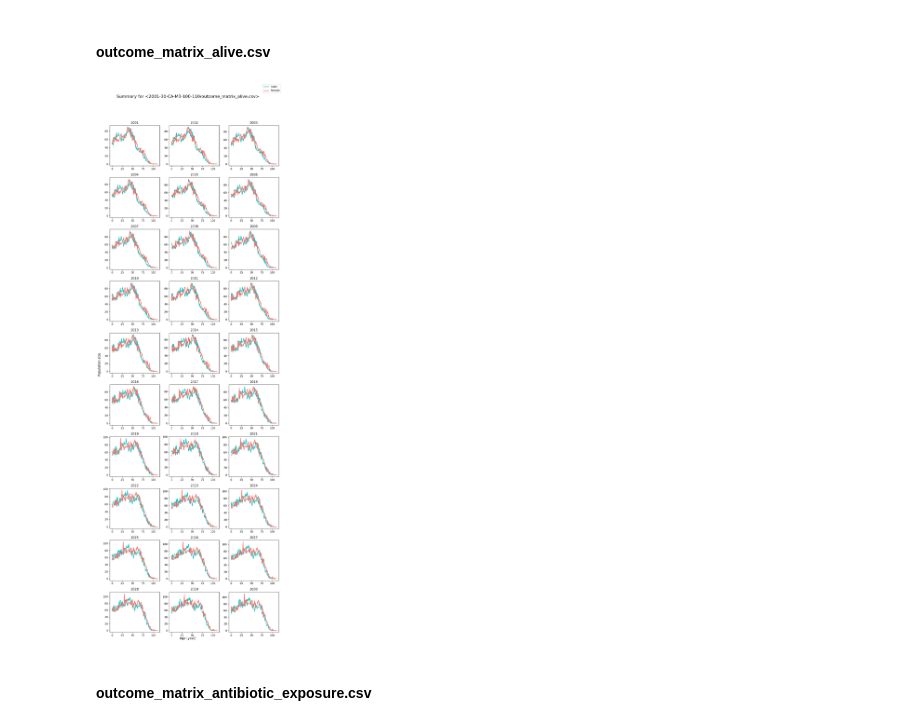
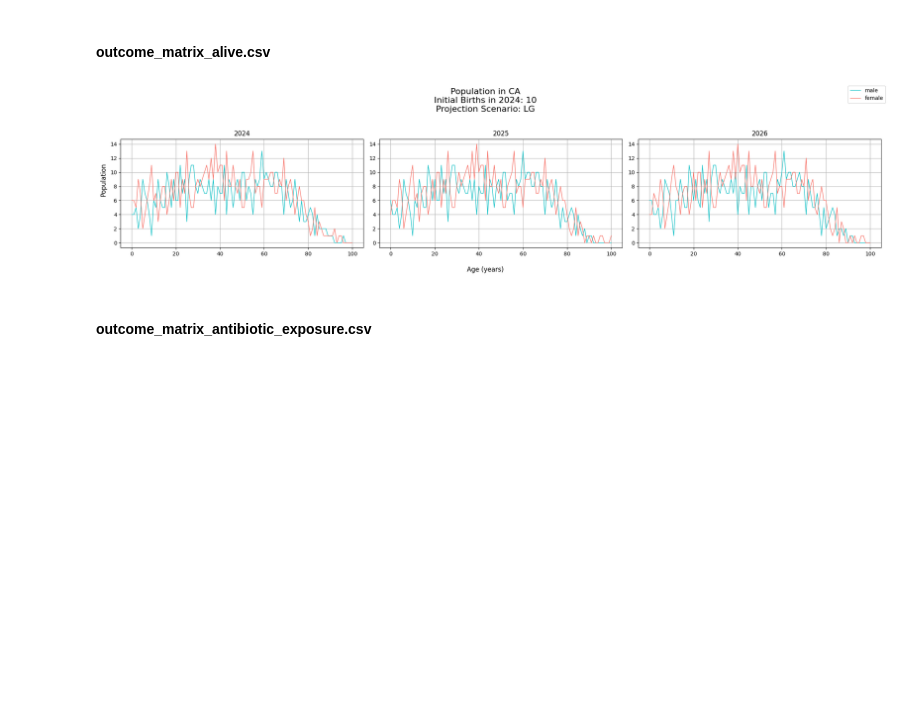
Before and after one commit to resplab/leap, a Jupyter notebook: output_visualizations.ipynb, the cells around one changed output. Drawn from its saved outputs; the diff is of its cells as text; code cells hidden in the pictures; blank space fills up the shorter version.

Commit message:
modify the output_visualizaitons plots

```diff
--- a/output_visualizations.ipynb
+++ b/output_visualizations.ipynb
@@ -152,16 +163,22 @@ def plot_simulation_csv(
 
     # Figure Parameters
     years = df_outcome["year"].unique()
-    num_cols = 3
+    num_cols = min(len(years), 3)
     # Dynamically calculate number of rows based on number of years and number of columns
     num_rows = math.ceil(len(years) / num_cols)
 
     # Set up figure and axes
-    fig, axs = plt.subplots(nrows=num_rows, ncols=num_cols, figsize=(10, 3 * num_rows))
+    fig, axs = plt.subplots(nrows=num_rows, ncols=num_cols, figsize=(7 * num_cols, 5 * num_rows))
 
     for i, year in enumerate(years):
         # Index axis to be in 2D grid of size (num_rows x num_cols) using i
-        ax: plt.Axes = axs[i // num_cols][i % num_cols]
+        if num_rows == 1:
+            if num_cols == 1:
+                ax: plt.Axes = axs
+            else:
+                ax: plt.Axes = axs[i % num_cols]
+        else:
+            ax: plt.Axes = axs[i // num_rows][i % num_cols]
 
         # Filter simulation data by current year
         df_outcome_modified = df_outcome[df_outcome["year"] == year]
@@ -183,6 +200,7 @@ def plot_simulation_csv(
                 df_outcome_F[column_name],
                 color=FEMALE_COLOUR,
                 linewidth=user_linewidth)
+        ax.grid()
 
         # Set axis labels
         ax.set_title(f"{year}", fontsize=12)
@@ -190,20 +208,20 @@ def plot_simulation_csv(
     # Get relative path to file to put in title
     title_file = str(csv_file_path.relative_to(pathlib.Path(path_output).resolve()))
 
-    fig.supxlabel("Age (year)")
+    fig.supxlabel("Age (years)")
     fig.supylabel(column_text)
-    fig.suptitle(f"Summary for <{title_file}>", fontsize=16)
+    fig.suptitle(CSV_INFO[outcome_matrix_csv_name]["title"], fontsize=16)
     fig.legend(["male", "female"])
-    plt.tight_layout(rect=[0, 0, 1, 0.95])
+    plt.tight_layout(rect=[0.01, 0, 1, 0.95])
     plt.show()
 # %% [markdown]
 ## Plot Simulation Results
 # %% [markdown]
 #### outcome_matrix_alive.csv
 # %%
-plot_simulation_csv(RUN_BUNDLE_NAME, PATH_OUTPUT, 'alive', 2)
+plot_simulation_csv(RUN_BUNDLE_NAME, PATH_OUTPUT, 'alive', 1)
 # %% [output]
-[figure, old version]
+[figure, new version]
 # %% [markdown]
 #### outcome_matrix_antibiotic_exposure.csv
 # %%
```
Also changed, not shown: parts of 7 cells of this notebook.
